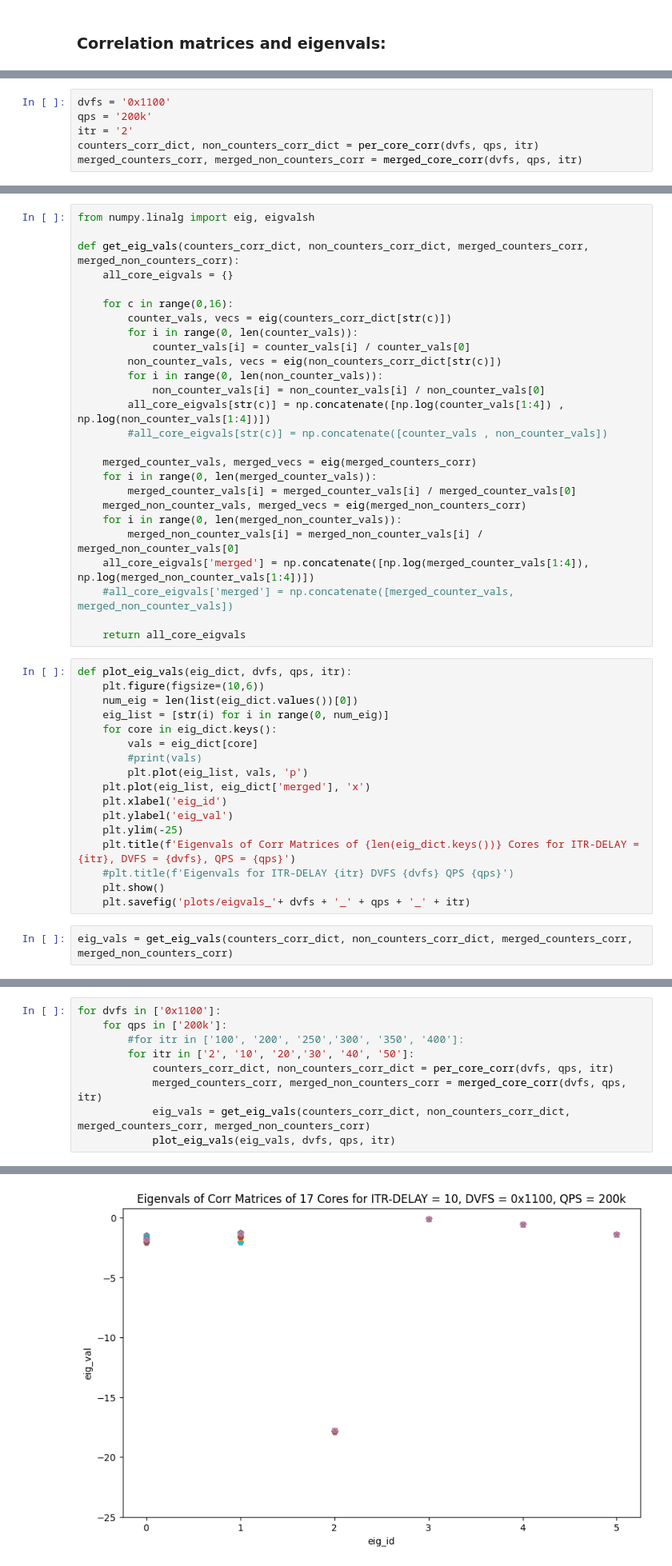
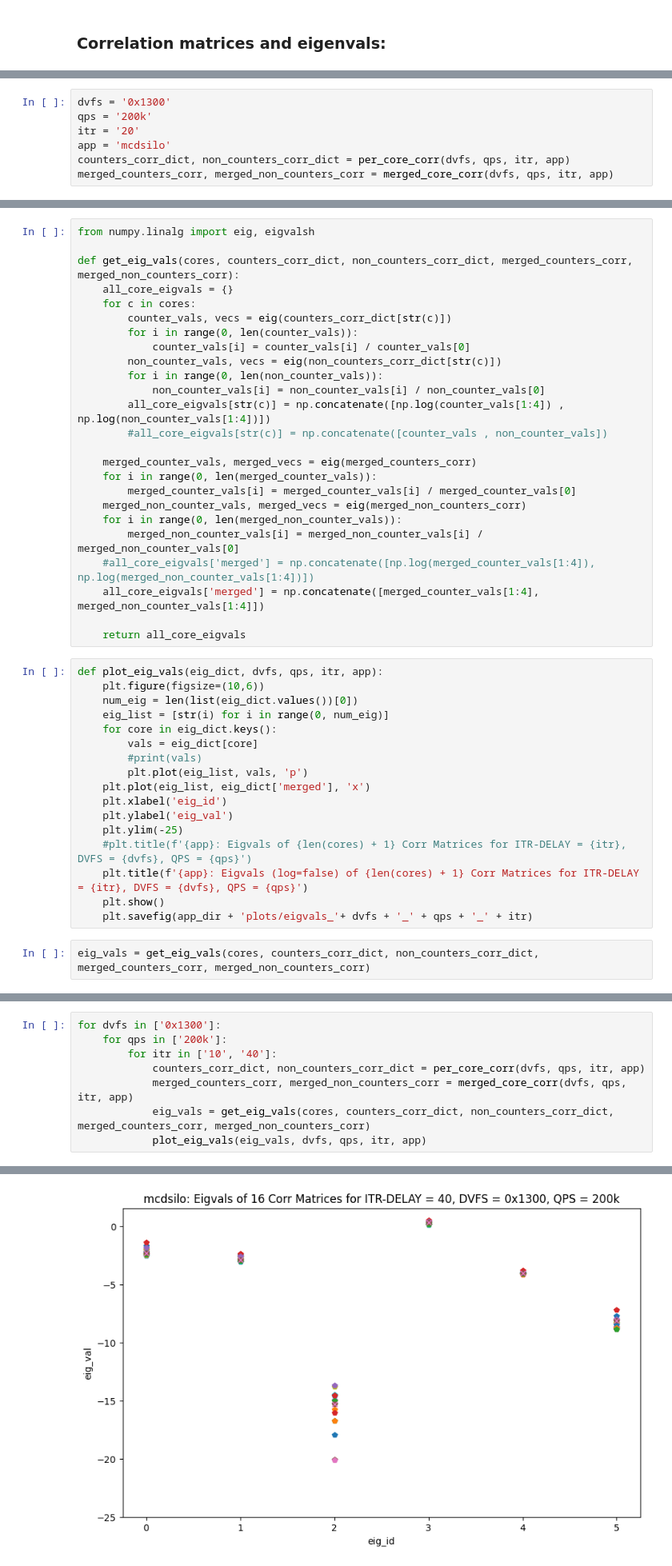
Before and after one commit to awadyn/network_exec_energy_study, a Jupyter notebook: full_logs/Comparing per-core to merged-cores logs.ipynb, the cells around one changed output, grey strips where cells are left out. Shown at 80% size. Drawn from its saved outputs; the diff is of its cells as text.

```diff
--- a/full_logs/Comparing per-core to merged-cores logs.ipynb
+++ b/full_logs/Comparing per-core to merged-cores logs.ipynb
@@ -137,6 +196,7 @@ non_counters_corr
 # %%
-dvfs = '0x1100'
+dvfs = '0x1300'
 qps = '200k'
-itr = '2'
-counters_corr_dict, non_counters_corr_dict = per_core_corr(dvfs, qps, itr)
-merged_counters_corr, merged_non_counters_corr = merged_core_corr(dvfs, qps, itr)
+itr = '20'
+app = 'mcdsilo'
+counters_corr_dict, non_counters_corr_dict = per_core_corr(dvfs, qps, itr, app)
+merged_counters_corr, merged_non_counters_corr = merged_core_corr(dvfs, qps, itr, app)
@@ -175,10 +253,9 @@ merged_non_counters_corr
 # %%
 from numpy.linalg import eig, eigvalsh
 
-def get_eig_vals(counters_corr_dict, non_counters_corr_dict, merged_counters_corr, merged_non_counters_corr):
+def get_eig_vals(cores, counters_corr_dict, non_counters_corr_dict, merged_counters_corr, merged_non_counters_corr):
     all_core_eigvals = {}
-
-    for c in range(0,16):
+    for c in cores:
         counter_vals, vecs = eig(counters_corr_dict[str(c)])
         for i in range(0, len(counter_vals)):
             counter_vals[i] = counter_vals[i] / counter_vals[0]
@@ -194,12 +271,12 @@ def get_eig_vals(counters_corr_dict, non_counters_corr_dict, merged_counters_cor
     merged_non_counter_vals, merged_vecs = eig(merged_non_counters_corr)
     for i in range(0, len(merged_non_counter_vals)):
         merged_non_counter_vals[i] = merged_non_counter_vals[i] / merged_non_counter_vals[0]
-    all_core_eigvals['merged'] = np.concatenate([np.log(merged_counter_vals[1:4]), np.log(merged_non_counter_vals[1:4])])
-    #all_core_eigvals['merged'] = np.concatenate([merged_counter_vals, merged_non_counter_vals])
+    #all_core_eigvals['merged'] = np.concatenate([np.log(merged_counter_vals[1:4]), np.log(merged_non_counter_vals[1:4])])
+    all_core_eigvals['merged'] = np.concatenate([merged_counter_vals[1:4], merged_non_counter_vals[1:4]])
 
     return all_core_eigvals
 # %%
-def plot_eig_vals(eig_dict, dvfs, qps, itr):
+def plot_eig_vals(eig_dict, dvfs, qps, itr, app):
     plt.figure(figsize=(10,6))
     num_eig = len(list(eig_dict.values())[0])
     eig_list = [str(i) for i in range(0, num_eig)]
@@ -211,12 +288,12 @@ def plot_eig_vals(eig_dict, dvfs, qps, itr):
     plt.xlabel('eig_id')
     plt.ylabel('eig_val')
     plt.ylim(-25)
-    plt.title(f'Eigenvals of Corr Matrices of {len(eig_dict.keys())} Cores for ITR-DELAY = {itr}, DVFS = {dvfs}, QPS = {qps}')
-    #plt.title(f'Eigenvals for ITR-DELAY {itr} DVFS {dvfs} QPS {qps}')
+    #plt.title(f'{app}: Eigvals of {len(cores) + 1} Corr Matrices for ITR-DELAY = {itr}, DVFS = {dvfs}, QPS = {qps}')
+    plt.title(f'{app}: Eigvals (log=false) of {len(cores) + 1} Corr Matrices for ITR-DELAY = {itr}, DVFS = {dvfs}, QPS = {qps}')
     plt.show()
-    plt.savefig('plots/eigvals_'+ dvfs + '_' + qps + '_' + itr)
+    plt.savefig(app_dir + 'plots/eigvals_'+ dvfs + '_' + qps + '_' + itr)
 # %%
-eig_vals = get_eig_vals(counters_corr_dict, non_counters_corr_dict, merged_counters_corr, merged_non_counters_corr)
+eig_vals = get_eig_vals(cores, counters_corr_dict, non_counters_corr_dict, merged_counters_corr, merged_non_counters_corr)
 # %%
 eig_vals
 # %% [output]
@@ -244,11 +321,10 @@ plot_eig_vals(eig_vals, '0x1100', '200k', '2')
 <Figure size 640x480 with 0 Axes>
 # %%
-for dvfs in ['0x1100']:
+for dvfs in ['0x1300']:
     for qps in ['200k']:
-        #for itr in ['100', '200', '250','300', '350', '400']:
-        for itr in ['2', '10', '20','30', '40', '50']:
-            counters_corr_dict, non_counters_corr_dict = per_core_corr(dvfs, qps, itr)
-            merged_counters_corr, merged_non_counters_corr = merged_core_corr(dvfs, qps, itr)
-            eig_vals = get_eig_vals(counters_corr_dict, non_counters_corr_dict, merged_counters_corr, merged_non_counters_corr)
-            plot_eig_vals(eig_vals, dvfs, qps, itr)
+        for itr in ['10', '40']:
+            counters_corr_dict, non_counters_corr_dict = per_core_corr(dvfs, qps, itr, app)
+            merged_counters_corr, merged_non_counters_corr = merged_core_corr(dvfs, qps, itr, app)
+            eig_vals = get_eig_vals(cores, counters_corr_dict, non_counters_corr_dict, merged_counters_corr, merged_non_counters_corr)
+            plot_eig_vals(eig_vals, dvfs, qps, itr, app)
 # %% [output]
@@ -257 +367 @@ for dvfs in ['0x1100']:
-[figure, old version]
+[figure, new version]
```
Also changed, not shown: parts of 18 cells of this notebook, 2 other files.
